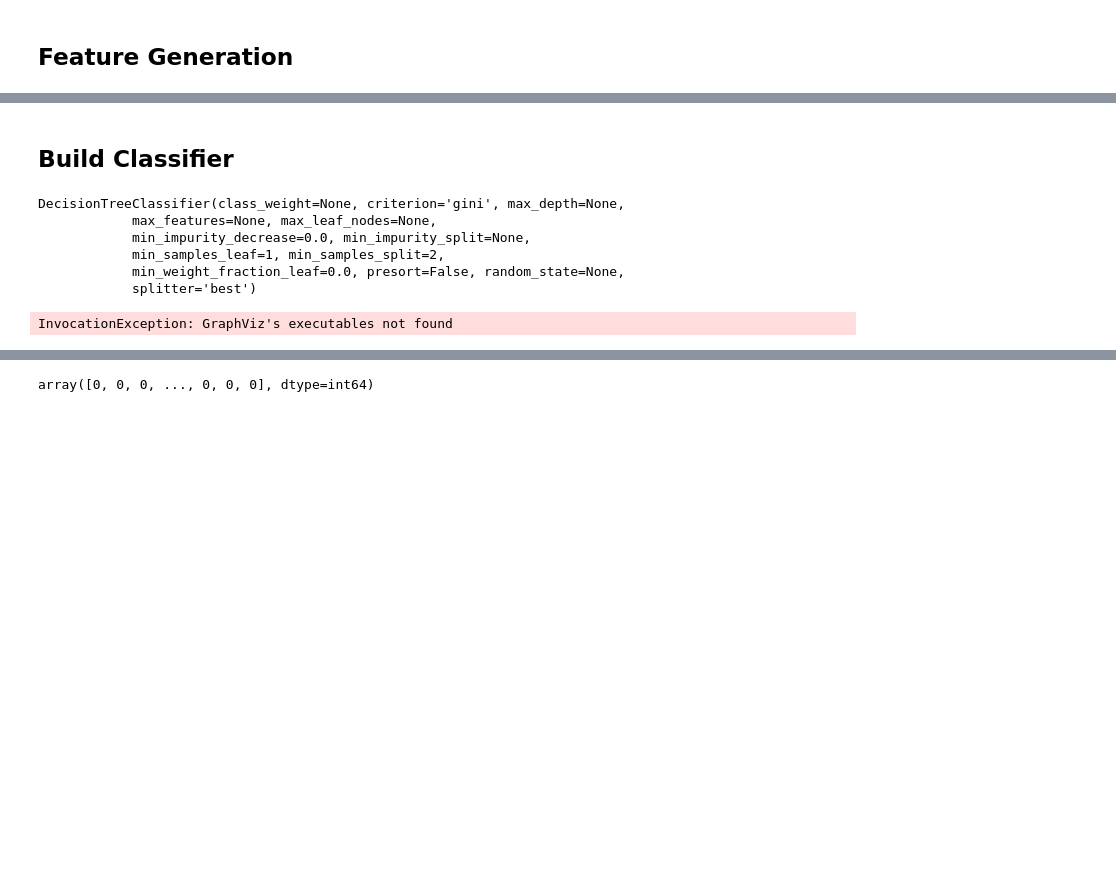
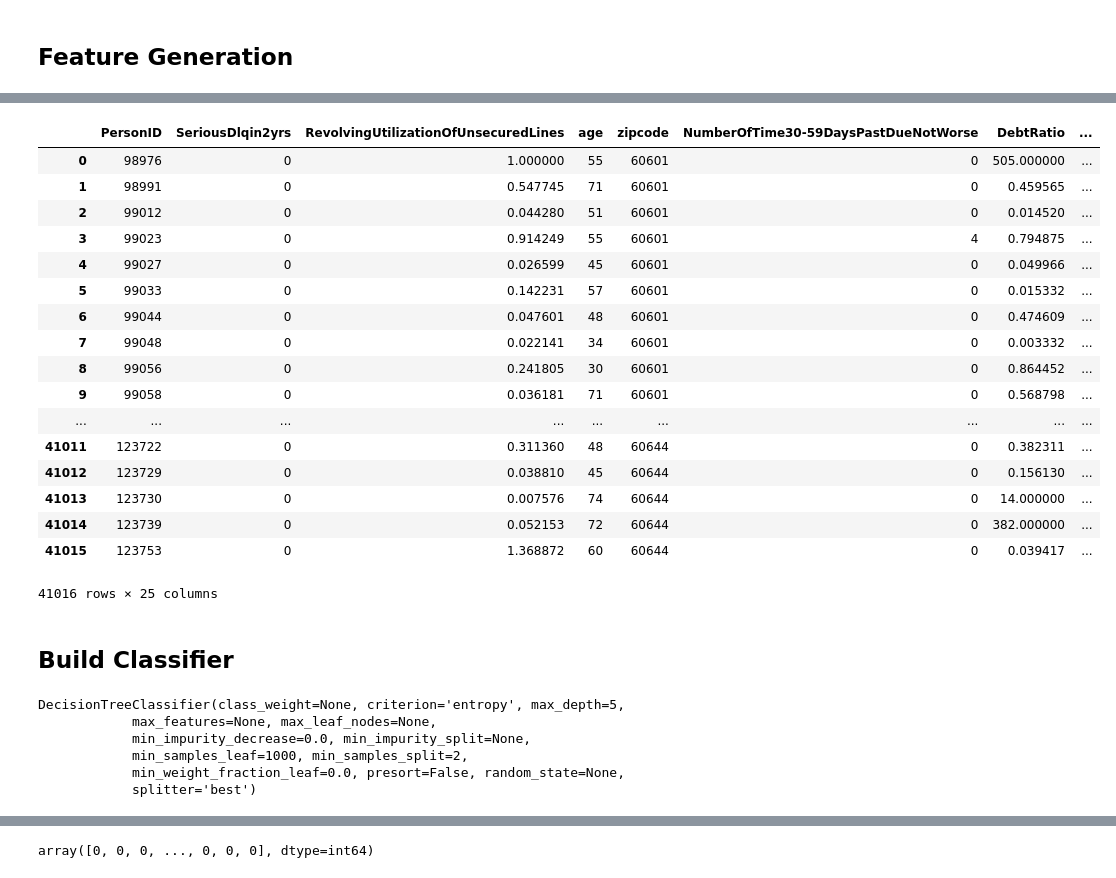
Before and after one commit to rachel-ker/capp30254, a Jupyter notebook: HW2/hw2_writeup.ipynb, the cells around one changed output, grey strips where cells are left out. Saved outputs shown, nothing was run; the diff lists cells and outputs as text; code cells hidden in the pictures; blank space fills up the shorter version.

```diff
--- a/HW2/hw2_writeup.ipynb
+++ b/HW2/hw2_writeup.ipynb
@@ -321,28 +321,34 @@ Index(['PersonID', 'SeriousDlqin2yrs', 'RevolvingUtilizationOfUnsecuredLines',
       dtype='object')
+# %%
+data
+# %% [output]
+|  | PersonID | SeriousDlqin2yrs | RevolvingUtilizationOfUnsecuredLines | age | zipcode | NumberOfTime30-59DaysPastDueNotWorse | DebtRatio | ... |
+| 0 | 98976 | 0 | 1.000000 | 55 | 60601 | 0 | 505.000000 | ... |
+| 1 | 98991 | 0 | 0.547745 | 71 | 60601 | 0 | 0.459565 | ... |
+| 2 | 99012 | 0 | 0.044280 | 51 | 60601 | 0 | 0.014520 | ... |
+| 3 | 99023 | 0 | 0.914249 | 55 | 60601 | 4 | 0.794875 | ... |
+| 4 | 99027 | 0 | 0.026599 | 45 | 60601 | 0 | 0.049966 | ... |
+| 5 | 99033 | 0 | 0.142231 | 57 | 60601 | 0 | 0.015332 | ... |
+| 6 | 99044 | 0 | 0.047601 | 48 | 60601 | 0 | 0.474609 | ... |
+| 7 | 99048 | 0 | 0.022141 | 34 | 60601 | 0 | 0.003332 | ... |
+| 8 | 99056 | 0 | 0.241805 | 30 | 60601 | 0 | 0.864452 | ... |
+| 9 | 99058 | 0 | 0.036181 | 71 | 60601 | 0 | 0.568798 | ... |
+| ... | ... | ... | ... | ... | ... | ... | ... | ... |
+| 41011 | 123722 | 0 | 0.311360 | 48 | 60644 | 0 | 0.382311 | ... |
+| 41012 | 123729 | 0 | 0.038810 | 45 | 60644 | 0 | 0.156130 | ... |
+| 41013 | 123730 | 0 | 0.007576 | 74 | 60644 | 0 | 14.000000 | ... |
+| 41014 | 123739 | 0 | 0.052153 | 72 | 60644 | 0 | 382.000000 | ... |
+| 41015 | 123753 | 0 | 1.368872 | 60 | 60644 | 0 | 0.039417 | ... |
+41016 rows × 25 columns
 # %% [markdown]
 ## Build Classifier
 # %%
-dt = pl.build_decision_tree(data, 'SeriousDlqin2yrs')
+dt = pl.build_decision_tree(data, 'SeriousDlqin2yrs', max_depth=5, min_leaf=1000)
 dt
 # %% [output]
-DecisionTreeClassifier(class_weight=None, criterion='gini', max_depth=None,
+DecisionTreeClassifier(class_weight=None, criterion='entropy', max_depth=5,
             max_features=None, max_leaf_nodes=None,
             min_impurity_decrease=0.0, min_impurity_split=None,
-            min_samples_leaf=1, min_samples_split=2,
+            min_samples_leaf=1000, min_samples_split=2,
             min_weight_fraction_leaf=0.0, presort=False, random_state=None,
             splitter='best')
-# %%
-from sklearn.externals.six import StringIO
-from IPython.display import Image
-from sklearn.tree import export_graphviz
-import pydotplus
-
-dot_data = StringIO()
-export_graphviz(dt, out_file=dot_data,
-                filled=True, rounded=True,
-                special_characters=True)
-graph = pydotplus.graph_from_dot_data(dot_data.getvalue())
-Image(graph.create_png())
-# (Source: https://medium.com/@rnbrown/creating-and-visualizing-decision-trees-with-python-f8e8fa394176)
-# %% [output]
-InvocationException: GraphViz's executables not found
```
Also changed, not shown: parts of 5 cells of this notebook, 1 other file.
